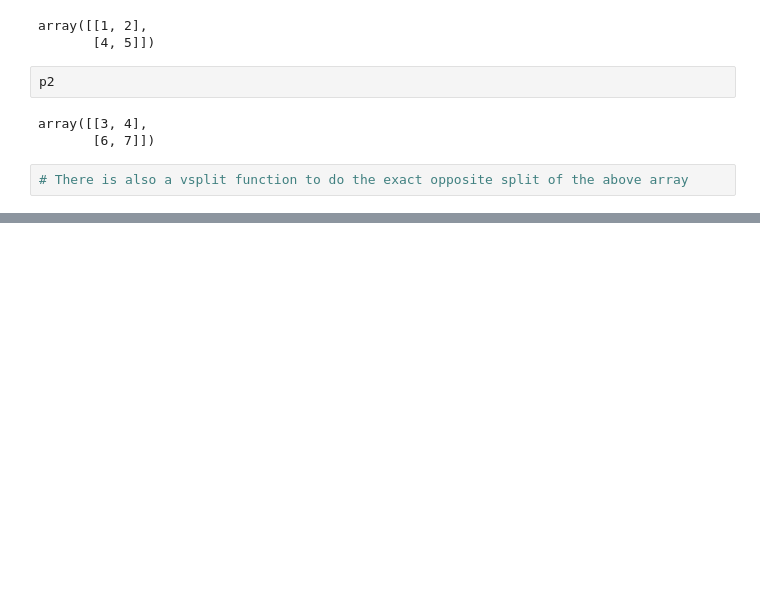
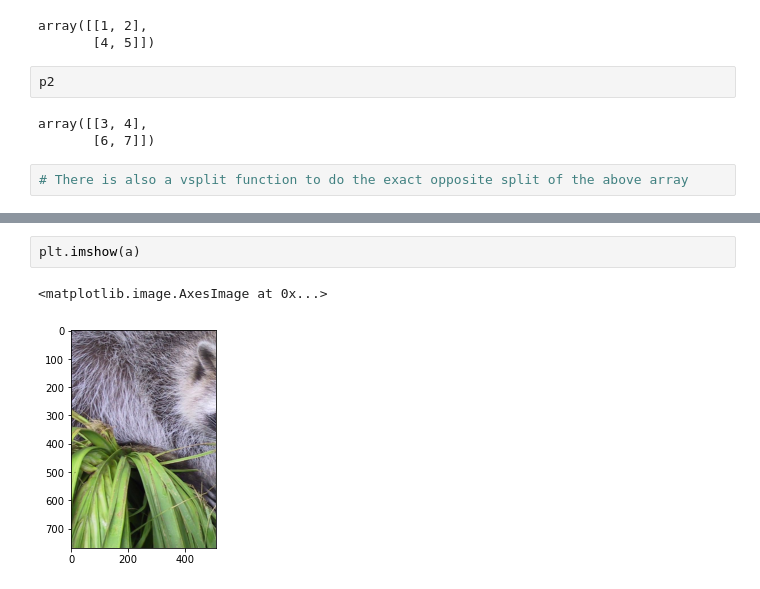
Before and after one commit to subhayan-bhattacharya/all_notebooks, a Jupyter notebook: Numpy.ipynb, the cells around one changed output, grey strips where cells are left out. Cells and saved outputs as stored; diff of their text form; blank space fills up the shorter version.

```diff
--- a/Numpy.ipynb
+++ b/Numpy.ipynb
@@ -480,0 +593,5 @@ Executing transaction: done
+# %%
+plt.imshow(a)
+# %% [output]
+<matplotlib.image.AxesImage at 0x...>
+[figure, added]
```
Also changed, not shown: parts of 83 cells of this notebook.
